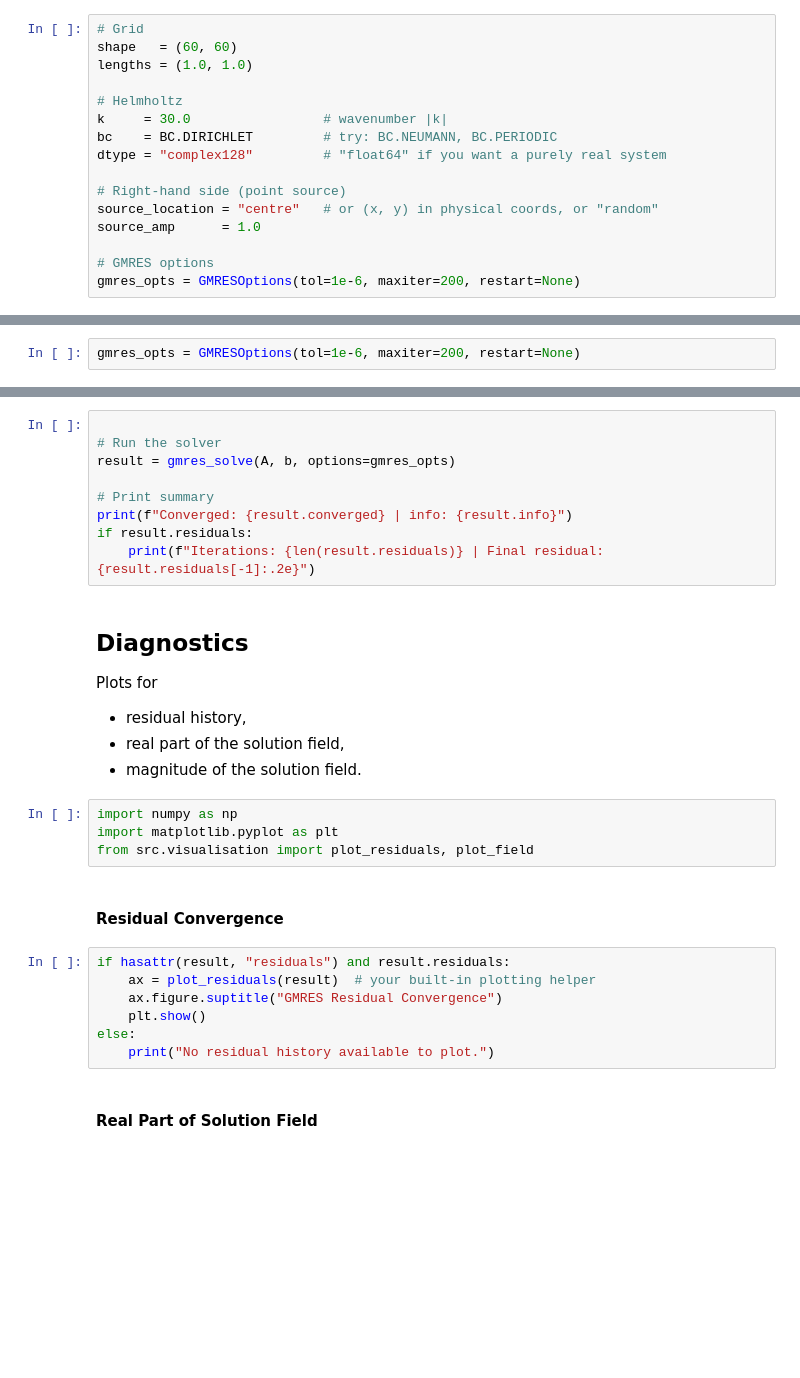
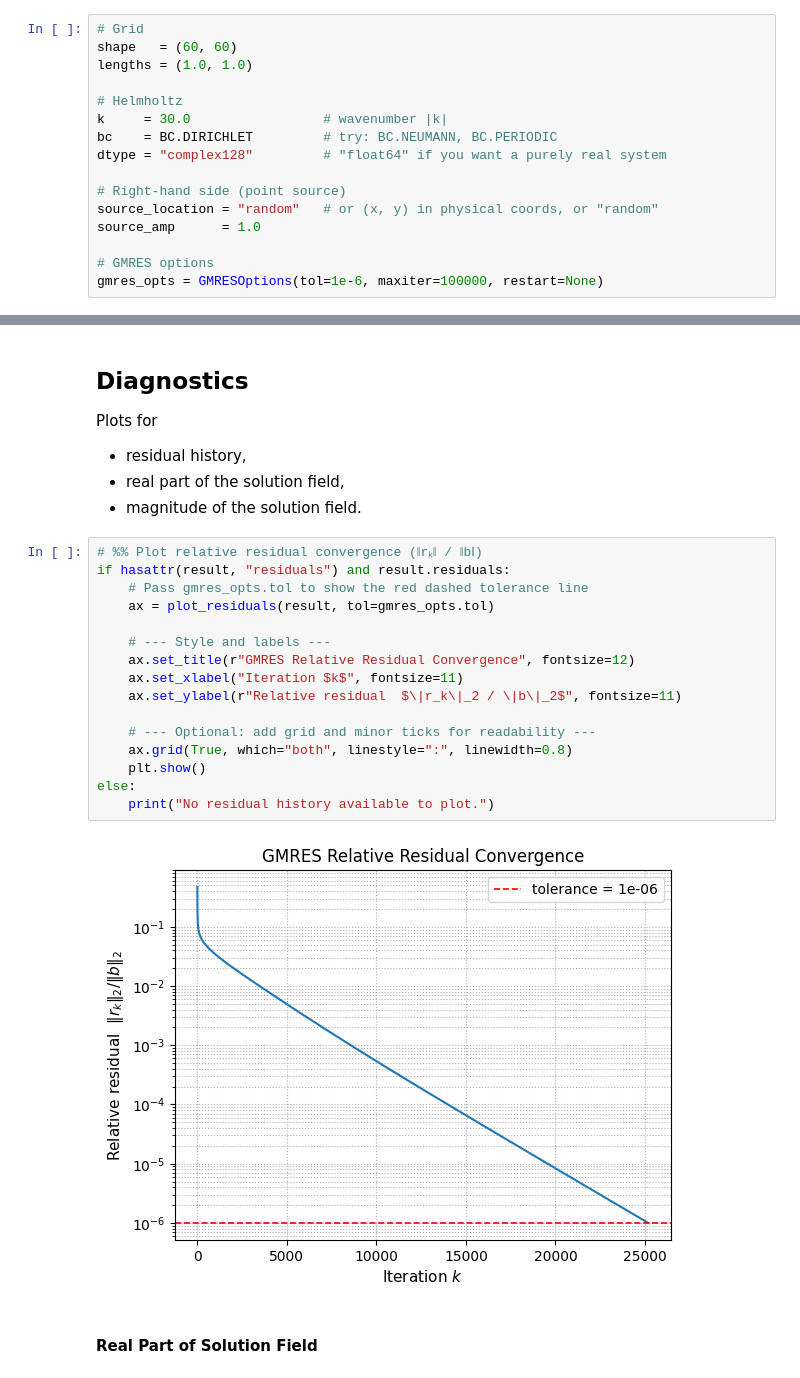
Before and after one commit to fkiewiet/basics-thesis, a Jupyter notebook: notebooks/02_single_run.ipynb, the cells around one changed output, grey strips where cells are left out. Saved outputs shown, nothing was run; the diff lists cells and outputs as text; blank space fills up the shorter version.

```diff
--- a/notebooks/02_single_run.ipynb
+++ b/notebooks/02_single_run.ipynb
@@ -55,11 +60,11 @@ bc    = BC.DIRICHLET         # try: BC.NEUMANN, BC.PERIODIC
 dtype = "complex128"         # "float64" if you want a purely real system
 
 # Right-hand side (point source)
-source_location = "centre"   # or (x, y) in physical coords, or "random"
+source_location = "random"   # or (x, y) in physical coords, or "random"
 source_amp      = 1.0
 
 # GMRES options
-gmres_opts = GMRESOptions(tol=1e-6, maxiter=200, restart=None)
+gmres_opts = GMRESOptions(tol=1e-6, maxiter=100000, restart=None)
 # %% [markdown]
 ## Build grid
 # %%
@@ -94,2 +98,0 @@ print("Wrapper passes rtol? ->", "rtol" in inspect.getsource(solvers.gmres_solve
-# %%
-gmres_opts = GMRESOptions(tol=1e-6, maxiter=200, restart=None)
@@ -108,12 +115,3 @@ if result.residuals:
-# %%
-
-# Run the solver
-result = gmres_solve(A, b, options=gmres_opts)
-
-# Print summary
-print(f"Converged: {result.converged} | info: {result.info}")
-if result.residuals:
-    print(f"Iterations: {len(result.residuals)} | Final residual: {result.residuals[-1]:.2e}")
 # %% [markdown]
 ## Diagnostics
 
@@ -121,19 +119,24 @@ Plots for
 - residual history,
 - real part of the solution field,
 - magnitude of the solution field.
-# %%
-import numpy as np
-import matplotlib.pyplot as plt
-from src.visualisation import plot_residuals, plot_field
-# %% [markdown]
-#### Residual Convergence
 # %%
+# %% Plot relative residual convergence (‖rₖ‖ / ‖b‖)
 if hasattr(result, "residuals") and result.residuals:
-    ax = plot_residuals(result)  # your built-in plotting helper
-    ax.figure.suptitle("GMRES Residual Convergence")
+    # Pass gmres_opts.tol to show the red dashed tolerance line
+    ax = plot_residuals(result, tol=gmres_opts.tol)
+
+    # --- Style and labels ---
+    ax.set_title(r"GMRES Relative Residual Convergence", fontsize=12)
+    ax.set_xlabel("Iteration $k$", fontsize=11)
+    ax.set_ylabel(r"Relative residual  $\|r_k\|_2 / \|b\|_2$", fontsize=11)
+
+    # --- Optional: add grid and minor ticks for readability ---
+    ax.grid(True, which="both", linestyle=":", linewidth=0.8)
     plt.show()
 else:
     print("No residual history available to plot.")
+# %% [output]
+[figure, added]
 # %% [markdown]
 #### Real Part of Solution Field
 # %%
```
Also changed, not shown: parts of 12 cells of this notebook, 13 other files.
